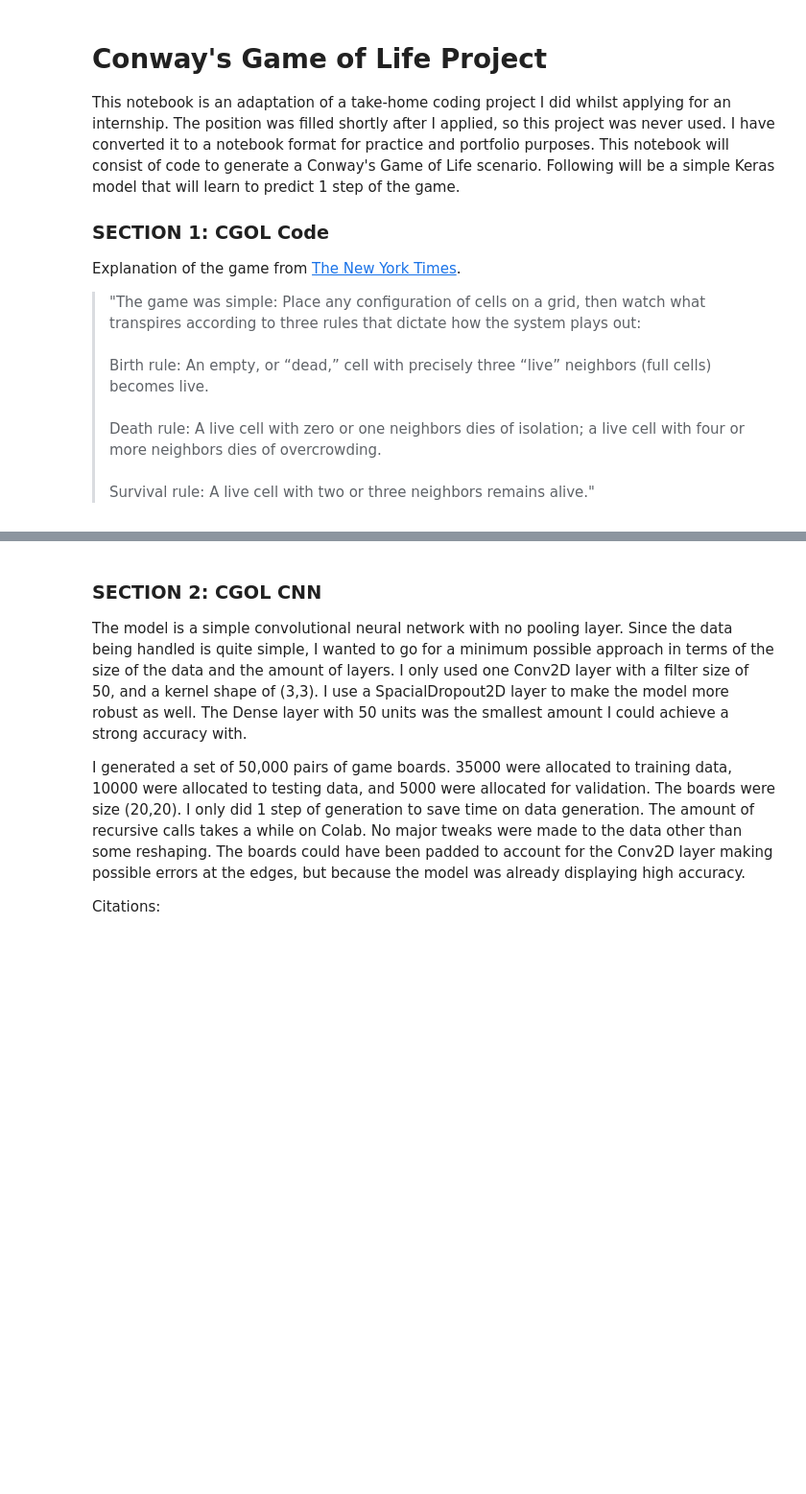
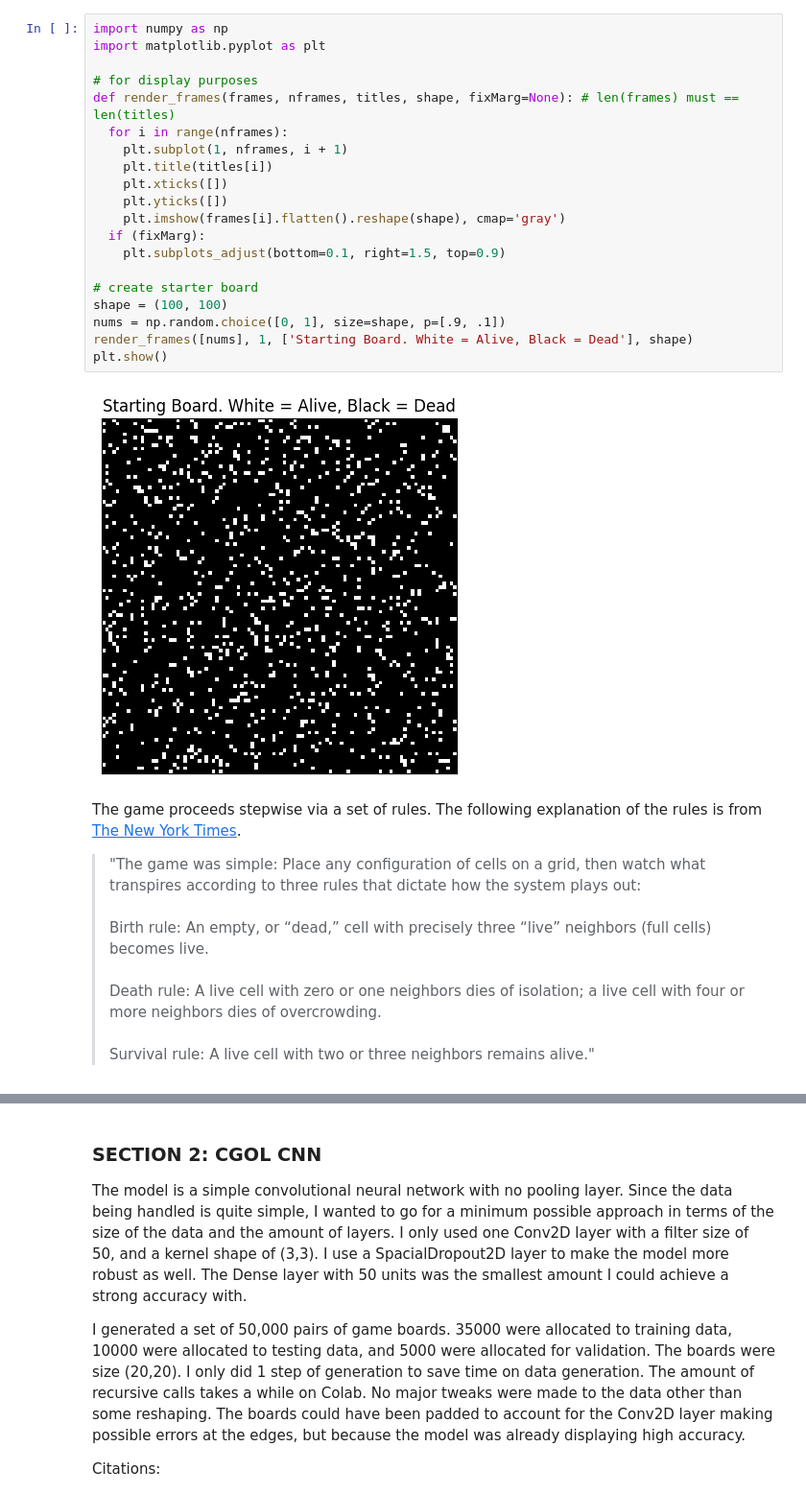
Before and after one commit to christianrouhana/CGOL-with-Keras, a Jupyter notebook: Conway.ipynb, the cells around one changed output, grey strips where cells are left out. Shown at 96% size. Cells and saved outputs as stored; diff of their text form; blank space fills up the shorter version.

```diff
--- a/Conway.ipynb
+++ b/Conway.ipynb
@@ -1,11 +8,28 @@
+# %%
+import numpy as np
+import matplotlib.pyplot as plt
+
+# for display purposes
+def render_frames(frames, nframes, titles, shape, fixMarg=None): # len(frames) must == len(titles)
+  for i in range(nframes):
+    plt.subplot(1, nframes, i + 1)
+    plt.title(titles[i])
+    plt.xticks([])
+    plt.yticks([])
+    plt.imshow(frames[i].flatten().reshape(shape), cmap='gray')
+  if (fixMarg):
+    plt.subplots_adjust(bottom=0.1, right=1.5, top=0.9)
+
+# create starter board
+shape = (100, 100)
+nums = np.random.choice([0, 1], size=shape, p=[.9, .1])
+render_frames([nums], 1, ['Starting Board. White = Alive, Black = Dead'], shape)
+plt.show()
+# %% [output]
+[figure, added]
 # %% [markdown]
-# Conway's Game of Life Project
-
-This notebook is an adaptation of a take-home coding project I did whilst applying for an internship. The position was filled shortly after I applied, so this project was never used. I have converted it to a notebook format for practice and portfolio purposes. This notebook will consist of code to generate a Conway's Game of Life scenario. Following will be a simple Keras model that will learn to predict 1 step of the game.
-
-### SECTION 1: CGOL Code
-
-Explanation of the game from <a href="https://www.nytimes.com/2020/12/28/science/math-conway-game-of-life.html#:~:text=Birth%20rule%3A%20An%20empty%2C%20or,or%20three%20neighbors%20remains%20alive">The New York Times</a>.
+The game proceeds stepwise via a set of rules.
+The following explanation of the rules is from <a href="https://www.nytimes.com/2020/12/28/science/math-conway-game-of-life.html#:~:text=Birth%20rule%3A%20An%20empty%2C%20or,or%20three%20neighbors%20remains%20alive">The New York Times</a>.
 
 >"The game was simple: Place any configuration of cells on a grid, then watch what transpires according to three rules that dictate how the system plays out:<br><br>Birth rule: An empty, or “dead,” cell with precisely three “live” neighbors (full cells) becomes live.<br><br>Death rule: A live cell with zero or one neighbors dies of isolation; a live cell with four or more neighbors dies of overcrowding.<br><br>Survival rule: A live cell with two or three neighbors remains alive."
 # %%
```
Also changed, not shown: parts of 8 cells of this notebook.
